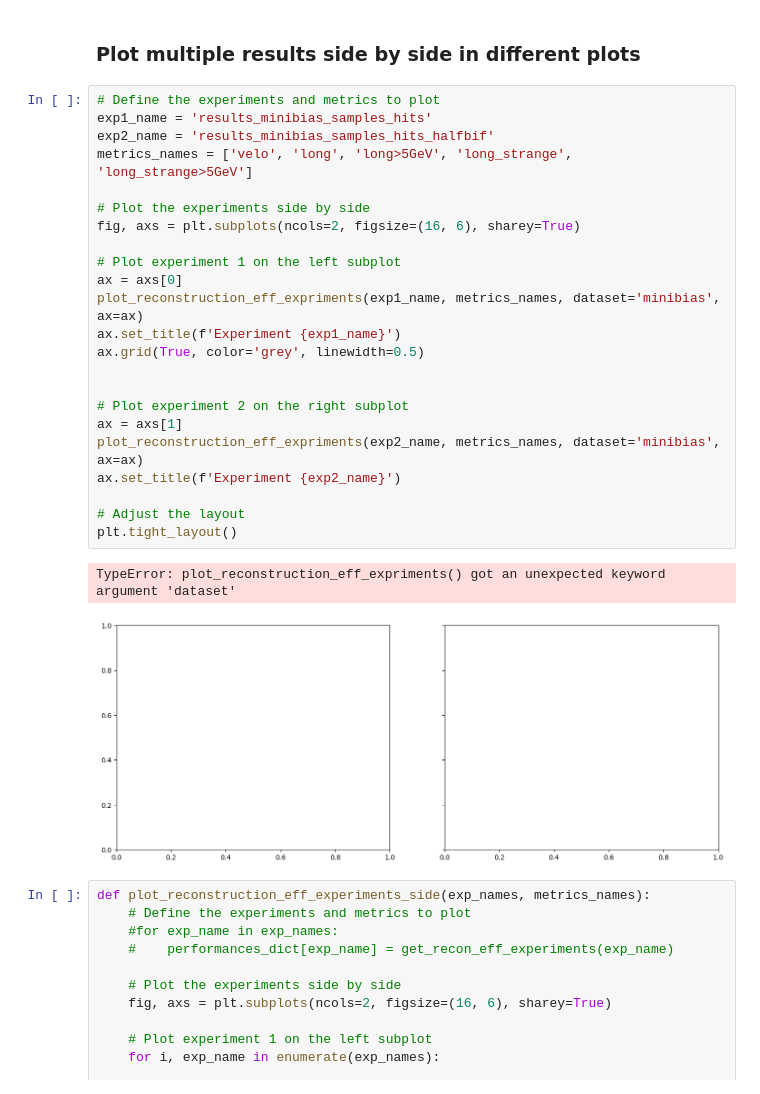
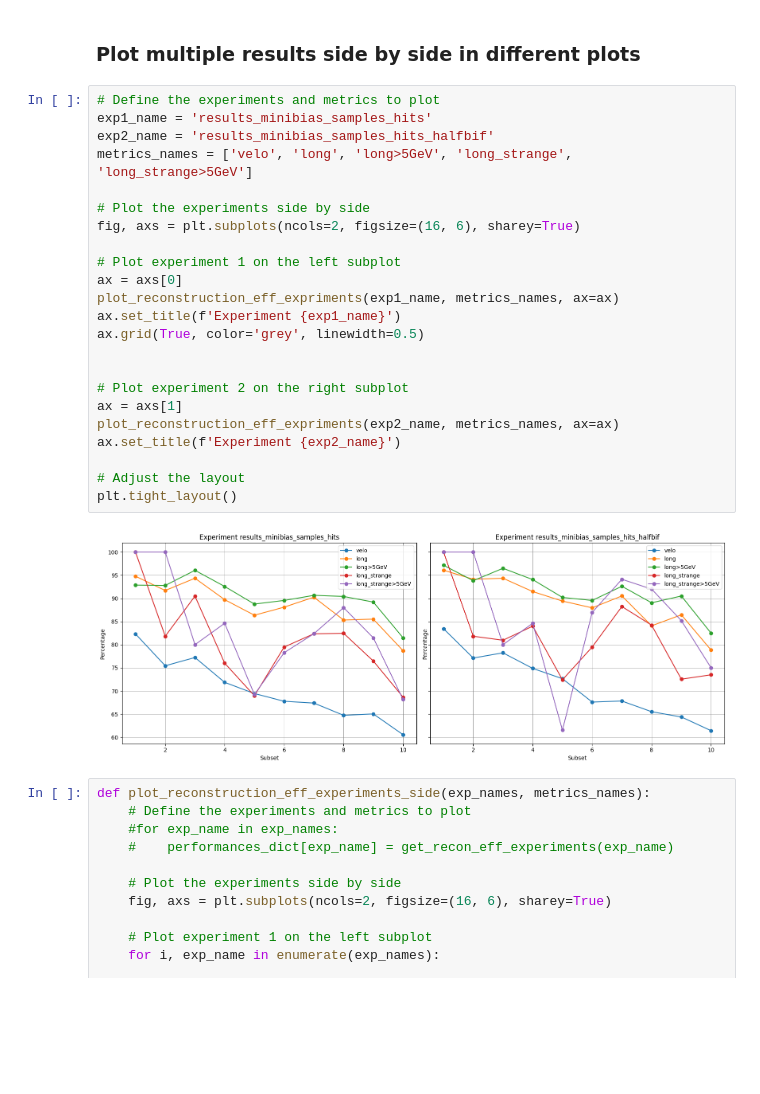
Before and after one commit to alawaree/Code_Thesis_HopfieldNetwork_VELO, a Jupyter notebook: results_analysis/plots_results.ipynb, the cells around one changed output. Saved outputs shown, nothing was run; the diff lists cells and outputs as text; blank space fills up the shorter version.

```diff
--- a/results_analysis/plots_results.ipynb
+++ b/results_analysis/plots_results.ipynb
@@ -471,29 +471,28 @@ plot_reconstruction_eff_expriments(exp_name, metrics_names, z, xlabel='Threshold
 # %%
 # Define the experiments and metrics to plot
 exp1_name = 'results_minibias_samples_hits'
 exp2_name = 'results_minibias_samples_hits_halfbif'
 metrics_names = ['velo', 'long', 'long>5GeV', 'long_strange', 'long_strange>5GeV']
 
 # Plot the experiments side by side
 fig, axs = plt.subplots(ncols=2, figsize=(16, 6), sharey=True)
 
 # Plot experiment 1 on the left subplot
 ax = axs[0]
-plot_reconstruction_eff_expriments(exp1_name, metrics_names, dataset='minibias', ax=ax)
+plot_reconstruction_eff_expriments(exp1_name, metrics_names, ax=ax)
 ax.set_title(f'Experiment {exp1_name}')
 ax.grid(True, color='grey', linewidth=0.5)
 
 
 # Plot experiment 2 on the right subplot
 ax = axs[1]
-plot_reconstruction_eff_expriments(exp2_name, metrics_names, dataset='minibias', ax=ax)
+plot_reconstruction_eff_expriments(exp2_name, metrics_names, ax=ax)
 ax.set_title(f'Experiment {exp2_name}')
 
 # Adjust the layout
 plt.tight_layout()
 # %% [output]
-TypeError: plot_reconstruction_eff_expriments() got an unexpected keyword argument 'dataset'
-[figure, old version]
+[figure, new version]
 # %%
 def plot_reconstruction_eff_experiments_side(exp_names, metrics_names):
     # Define the experiments and metrics to plot
```
Also changed, not shown: parts of 16 cells of this notebook.
